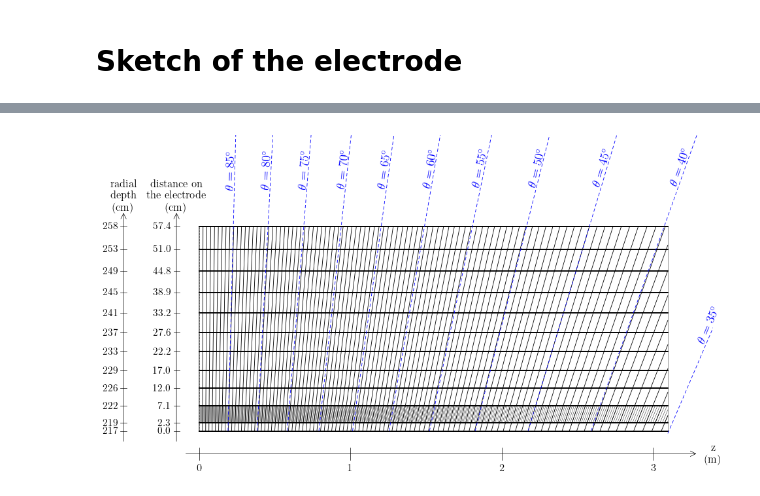
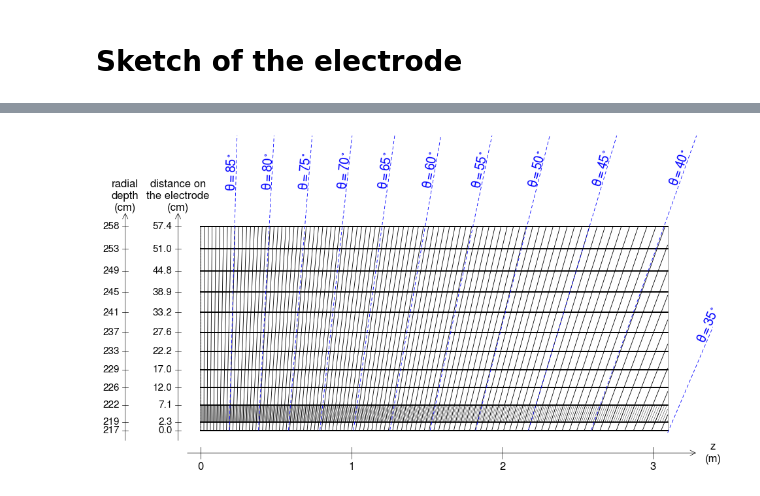
Before and after one commit to HEP-FCC/ALLEGRO, a Jupyter notebook: geometry/Barrel geometry calculations.ipynb, the cells around one changed output, grey strips where cells are left out. Cells and saved outputs as stored; diff of their text form; code cells hidden in the pictures.

Commit message:
set tex fonts only when latex available

```diff
--- a/geometry/Barrel geometry calculations.ipynb
+++ b/geometry/Barrel geometry calculations.ipynb
@@ -765,12 +766,18 @@ offset_theta = geo.offset_theta
 # ------------
 # GLOBAL STYLE
 # ------------
-plt.rcParams.update({
-    "text.usetex": True,
-    "font.family": "serif",
-    "font.serif": ["Computer Modern Roman"],
-})
-
+import shutil
+if shutil.which("latex") is not None:
+    print("LaTeX found - enabling full TeX rendering")
+    plt.rcParams.update({
+        "text.usetex": True,
+        "font.family": "serif",
+        "font.serif": ["Computer Modern Roman"],
+    })
+else:
+    print("LaTeX NOT found - using Matplotlib mathtext fallback")
+    plt.rcParams["text.usetex"] = False
+    plt.rcParams["mathtext.default"] = "regular"
 
 # ------------------
 # GRAPHIC PARAMETERS
@@ -1103,2 +1111,2 @@ R(10) = 253.3
 R(11) = 257.82000000000005
-[figure, old version]
+[figure, new version]
```
Also changed, not shown: parts of 3 cells of this notebook.
